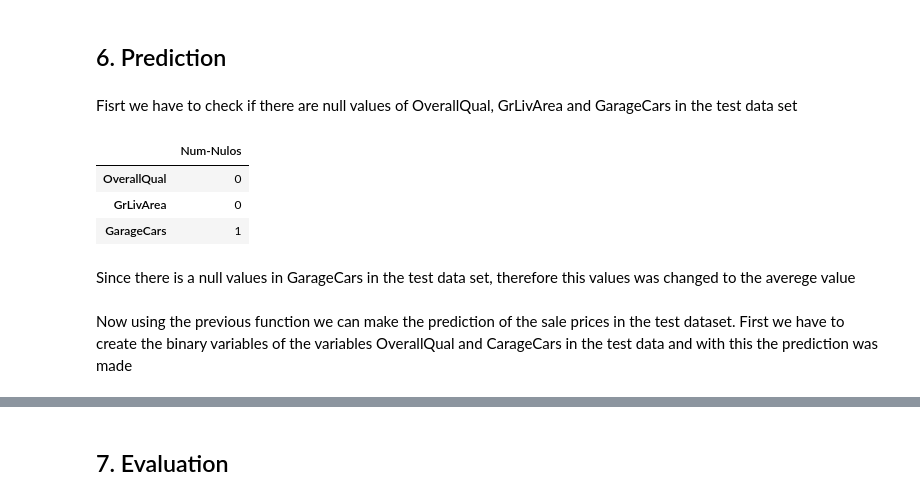
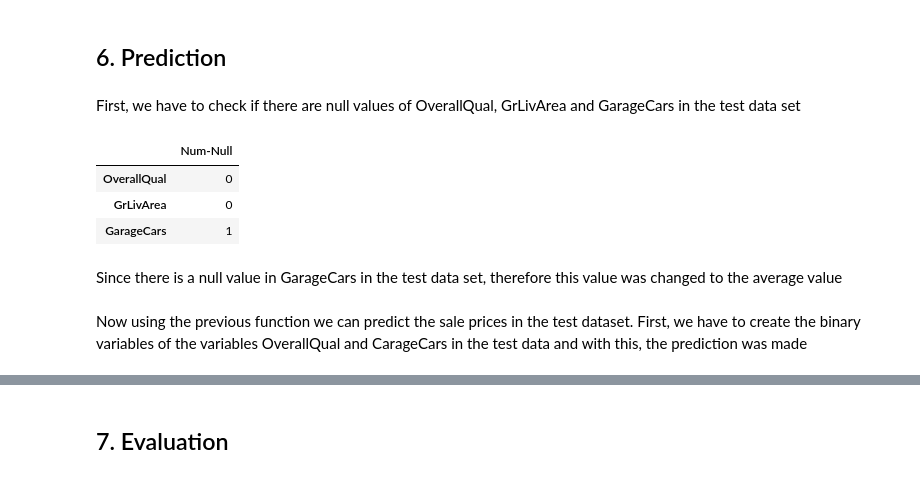
Before and after one commit to danielzfrias/HousePrices, a Jupyter notebook: notebooks/analysis.ipynb, the cells around one changed output, grey strips where cells are left out. Drawn from its saved outputs; the diff is of its cells as text; code cells hidden in the pictures.

```diff
--- a/notebooks/analysis.ipynb
+++ b/notebooks/analysis.ipynb
@@ -394,21 +394,21 @@ Where $x_i$ is the value of OverrQual_i with $i=1,\dots,10$, $x_i$ is the value
 # %% [markdown]
 ## 6. Prediction
 # %% [markdown]
-Fisrt we have to check if there are null values of OverallQual, GrLivArea and GarageCars in the test data set
+First, we have to check if there are null values of OverallQual, GrLivArea and GarageCars in the test data set
 # %%
-df_pred_null = pd.DataFrame(df_test[['OverallQual','GrLivArea','GarageCars']].isnull().sum(), columns=['Num-Nulos'])
+df_pred_null = pd.DataFrame(df_test[['OverallQual','GrLivArea','GarageCars']].isnull().sum(), columns=['Num-Null'])
 df_pred_null
 # %% [output]
-|  | Num-Nulos |
+|  | Num-Null |
 | OverallQual | 0 |
 | GrLivArea | 0 |
 | GarageCars | 1 |
 # %% [markdown]
-Since there is a null values in GarageCars in the test data set, therefore this values was changed to the averege value
+Since there is a null value in GarageCars in the test data set, therefore this value was changed to the average value
 # %%
 df_test['GarageCars'] = df_test['GarageCars'].fillna(round(df_test['GarageCars'].mean()))
 # %% [markdown]
-Now using the previous function we can make the prediction of the sale prices in the test dataset. First we have to create the binary variables of the variables OverallQual and CarageCars in the test data and with this the prediction was made
+Now using the previous function we can predict the sale prices in the test dataset. First, we have to create the binary variables of the variables OverallQual and CarageCars in the test data and with this, the prediction was made
 # %%
 df_pred = pd.get_dummies(df_test, columns=['OverallQual','GarageCars'])
 df_pred.columns
```
Also changed, not shown: parts of 25 cells of this notebook.
